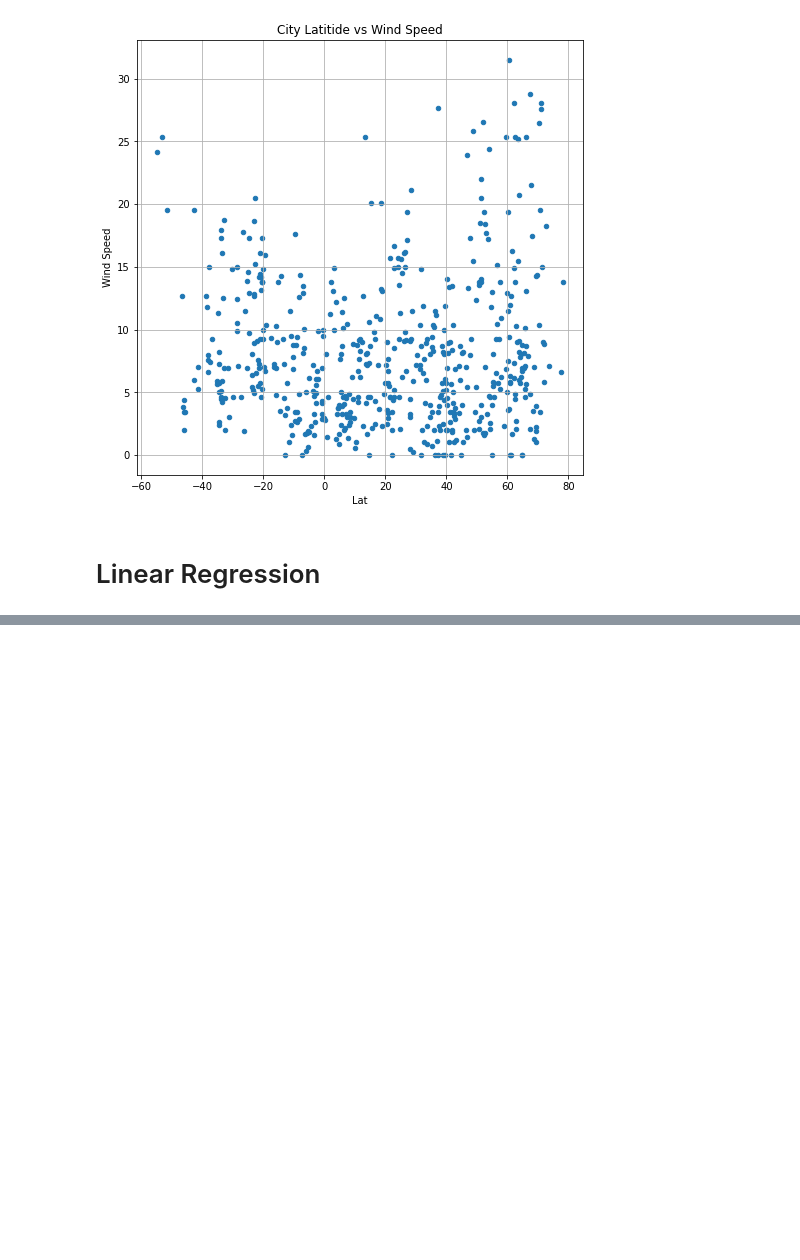
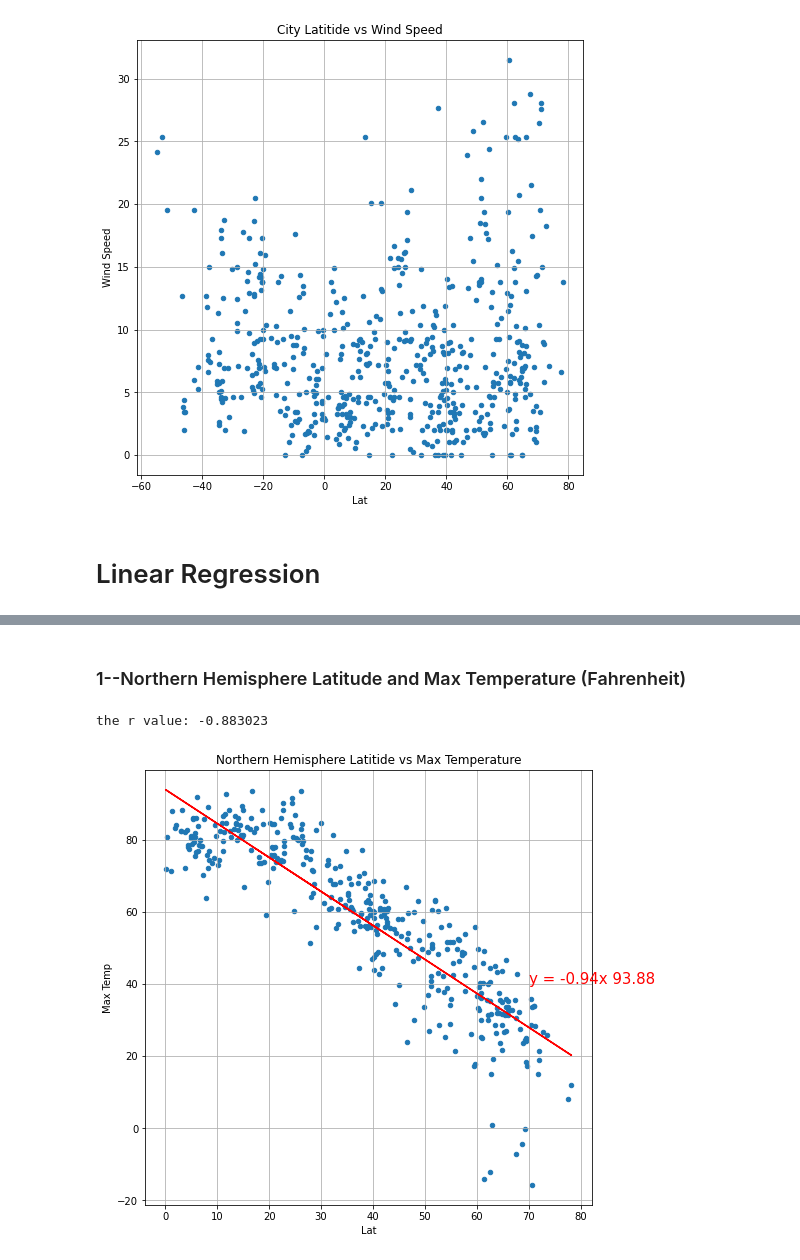
Before and after one commit to haipham0115/python-api-challenge, a Jupyter notebook: WeatherPy.ipynb, the cells around one changed output, grey strips where cells are left out. Saved outputs shown, nothing was run; the diff lists cells and outputs as text; code cells hidden in the pictures; blank space fills up the shorter version.

```diff
--- a/WeatherPy.ipynb
+++ b/WeatherPy.ipynb
@@ -205,0 +219,17 @@ LinregressResult(slope=-0.9416200482428381, intercept=93.88063593097681, rvalue=
+# %% [markdown]
+### 1--Northern Hemisphere Latitude and Max Temperature (Fahrenheit)
+# %%
+(slope, intercept, r_value, p_value, stderr)= linregress(northern_hem_df.Lat, northern_hem_df['Max Temp'])
+
+#set the regression equation to graph the line y = ax + b
+regression_value = northern_hem_df.Lat * slope + intercept
+#print out equ on the graph
+line_equ = "y = " + str(round(slope, 2)) + "x " + str(round(intercept,2))
+northern_hem_df.plot(kind="scatter", x='Lat', y='Max Temp', grid=True,
+                title="Northern Hemisphere Latitide vs Max Temperature", figsize=(8,8))
+plt.plot(northern_hem_df.Lat, regression_value, "r")
+plt.annotate(line_equ, (70,40),color="r", fontsize=15)
+print(f"the r value: {round(r_value, 6)}")
+# %% [output]
+the r value: -0.883023
+[figure, added]
```
Also changed, not shown: parts of 15 cells of this notebook.
